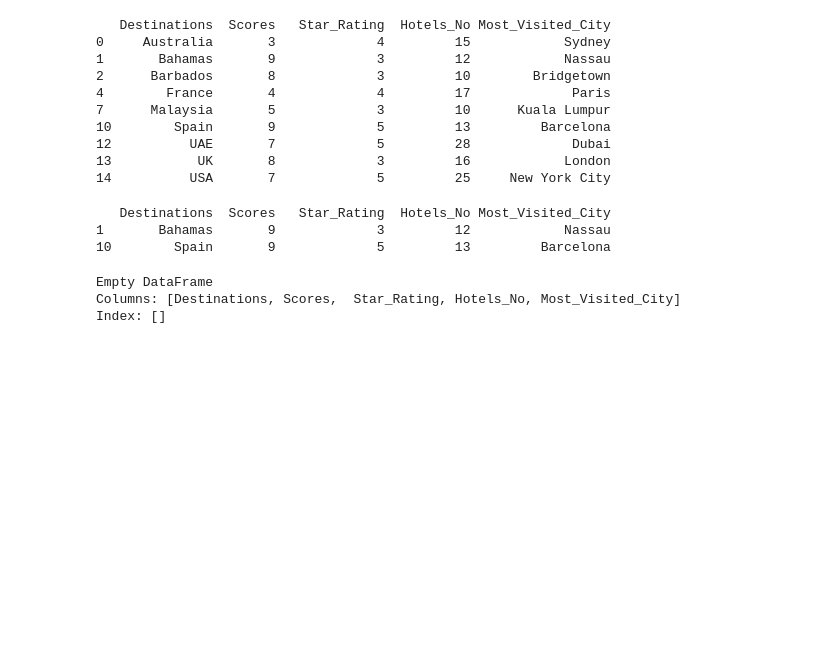
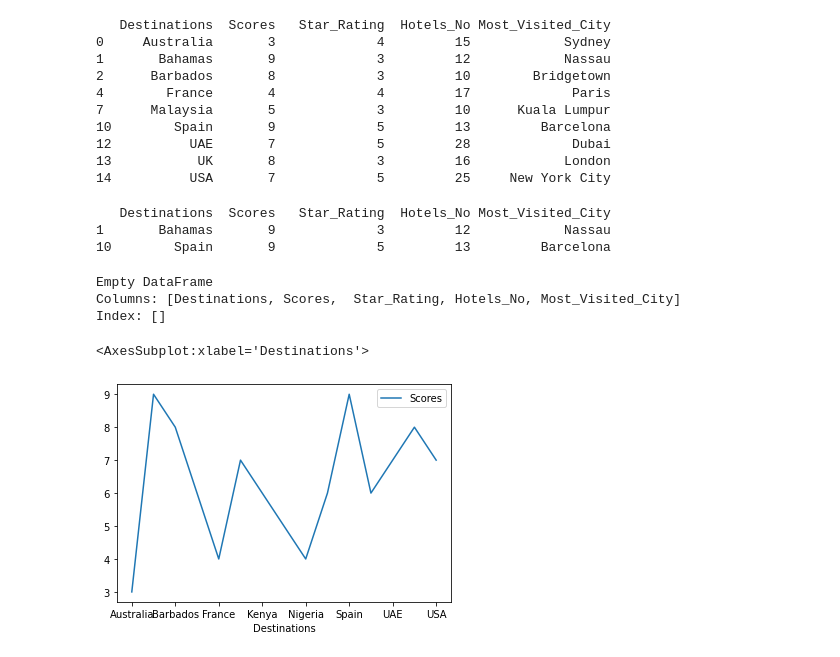
Before and after one commit to olak2022/TTA-PROJECTS, a Jupyter notebook: hw/homework.ipynb, the cells around one changed output. Saved outputs shown, nothing was run; the diff lists cells and outputs as text; code cells hidden in the pictures; blank space fills up the shorter version.

```diff
--- a/hw/homework.ipynb
+++ b/hw/homework.ipynb
@@ -118,6 +118,11 @@ import numpy as np
 import matplotlib.pyplot as plt
 # %%
 #Create a data visualisation diagram to show destination and highest scores?
+travel = pd.read_csv("holiday.csv")
 import pandas as pd
-import seaborn as sns
-data = pd.read_csv("holiday.csv")
+import matplotlib.pyplot as plt
+x=pd.DataFrame({'key':travel['Destinations'],'data':travel['Scores']})
+travel.plot(x='Destinations', y='Scores')
+# %% [output]
+<AxesSubplot:xlabel='Destinations'>
+[figure, added]
```
Also changed, not shown: parts of 1 cell of this notebook.
